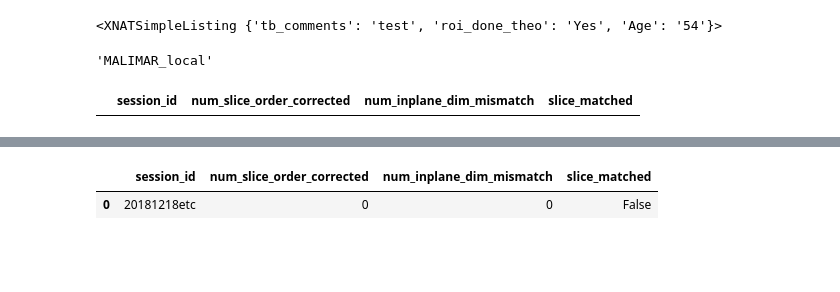
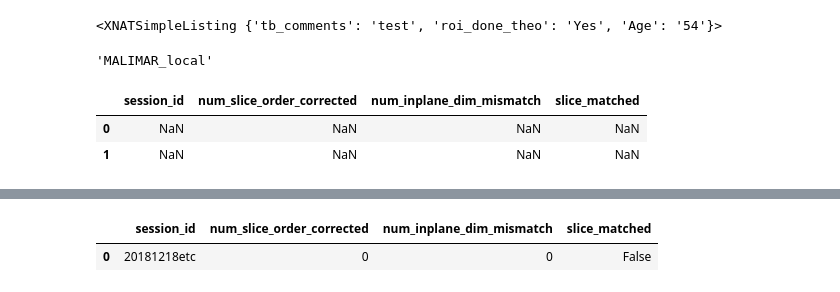
Before and after one commit to theo-barfoot/MALIMAR_data_cleaning, a Jupyter notebook: scrap.ipynb, the cells around one changed output, grey strips where cells are left out. Cells and saved outputs as stored; diff of their text form; code cells hidden in the pictures; blank space fills up the shorter version.

Commit message:
custom variable nans removed hygiene report working

```diff
--- a/scrap.ipynb
+++ b/scrap.ipynb
@@ -1982,9 +2000,11 @@ project.id
 # %% [output]
 'MALIMAR_local'
 # %%
-hr = pd.read_excel('hygeine_report.xlsx')
+hr = pd.read_csv('hygiene_report.csv')
 hr
 # %% [output]
 |  | session_id | num_slice_order_corrected | num_inplane_dim_mismatch | slice_matched |
+| 0 | NaN | NaN | NaN | NaN |
+| 1 | NaN | NaN | NaN | NaN |
 # %%
 hygiene = {'num_slice_order_corrected': 0, 'num_inplane_dim_mismatch': 0, 'slice_matched': False}
```
Also changed, not shown: parts of 9 cells of this notebook, 3 other files.
